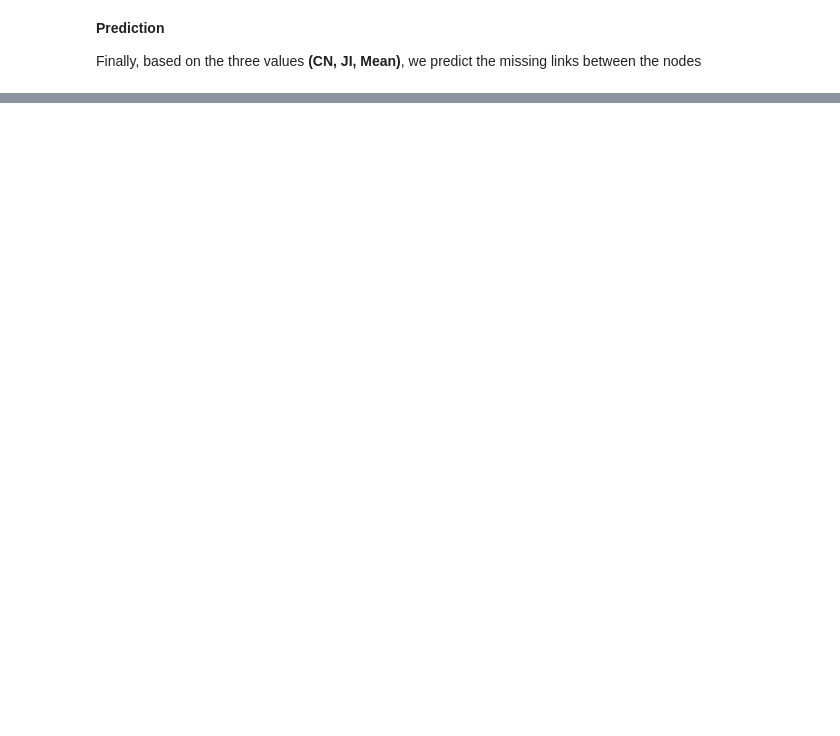
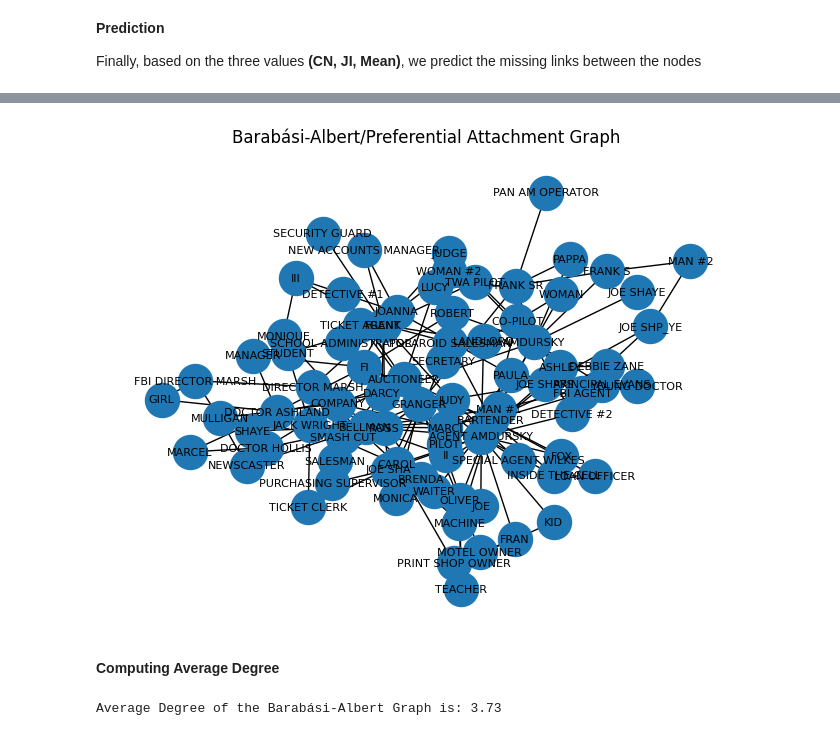
Before and after one commit to hamzaalfaris/SNA-PROJECT, a Jupyter notebook: project.ipynb, the cells around one changed output, grey strips where cells are left out. Saved outputs shown, nothing was run; the diff lists cells and outputs as text; code cells hidden in the pictures; blank space fills up the shorter version.

```diff
--- a/project.ipynb
+++ b/project.ipynb
@@ -817,0 +848,52 @@ Predicted links using the Mean-based link likelihood score:
+# %%
+# Step 1: Define the Preferential Attachment Function
+def preferential_attachment_barabasi_albert(num_nodes, m):
+    GR = nx.Graph()
+    GR.add_nodes_from(range(m))  # Start with m nodes
+
+    # Adding edges between the initial set of nodes to form a connected component
+    for i in range(m):
+        for j in range(i + 1, m):
+            GR.add_edge(i, j)
+
+    # Preferential Attachment mode
+    for new_node in range(m, num_nodes):
+        # Connect the new node to existing nodes with probability proportional to their degree
+        degrees = dict(GR.degree())
+        total_degree = sum(degrees.values())
+        probabilities = [degree / total_degree for degree in degrees.values()]
+
+        # Choose m existing nodes based on probabilities
+        chosen_nodes = random.choices(list(degrees.keys()), weights=probabilities, k=m)
+
+        # Connect new node to the chosen existing nodes
+        GR.add_node(new_node)
+        GR.add_edges_from([(new_node, node) for node in chosen_nodes])
+
+    return GR
+
+# Step 2: Create the Preferential Attachment Graph
+num_nodes = G.number_of_nodes()  # We use the number of nodes from our original graph G
+m = 2  # Number of links per new node
+
+# Create the Barabási-Albert/Preferential Attachment graph
+ba_graph = preferential_attachment_barabasi_albert(num_nodes, m)
+
+# Relabel nodes in ba_graph to match original graph's labeling for comparison
+ba_graph = nx.relabel_nodes(ba_graph, count2)
+
+# Step 3: Draw the Graph
+pos = nx.spring_layout(ba_graph)
+nx.draw(ba_graph, pos, with_labels=True, node_size=600, font_size=8)
+
+plt.title("Barabási-Albert/Preferential Attachment Graph")
+plt.show()
+# %% [output]
+[figure, added]
+# %% [markdown]
+**Computing Average Degree**
+# %%
+average_degree_ba = (2 * nx.number_of_edges(ba_graph) / nx.number_of_nodes(ba_graph))
+print(f'Average Degree of the Barabási-Albert Graph is: {average_degree_ba:.2f}')
+# %% [output]
+Average Degree of the Barabási-Albert Graph is: 3.73
```
Also changed, not shown: parts of 29 cells of this notebook.
